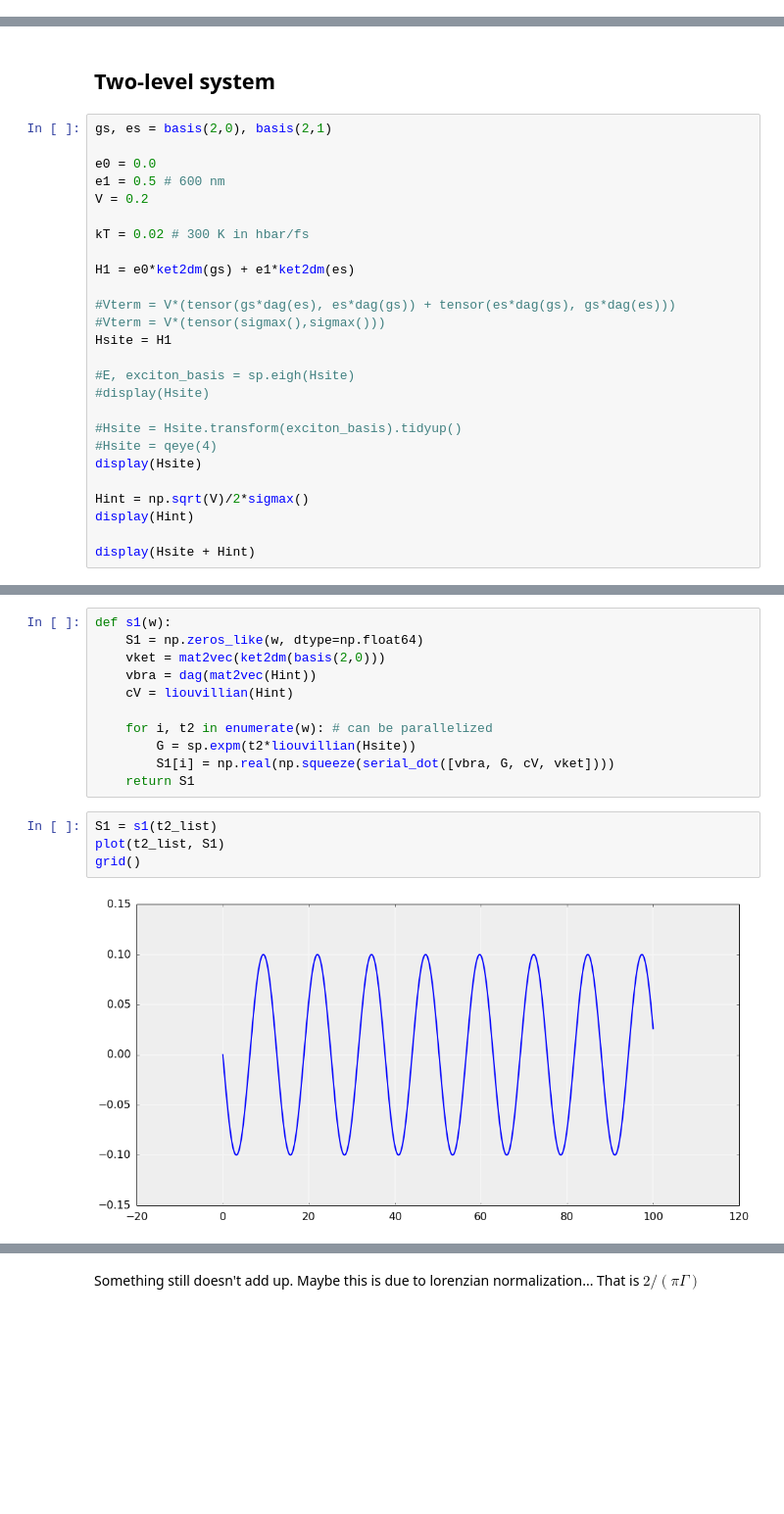
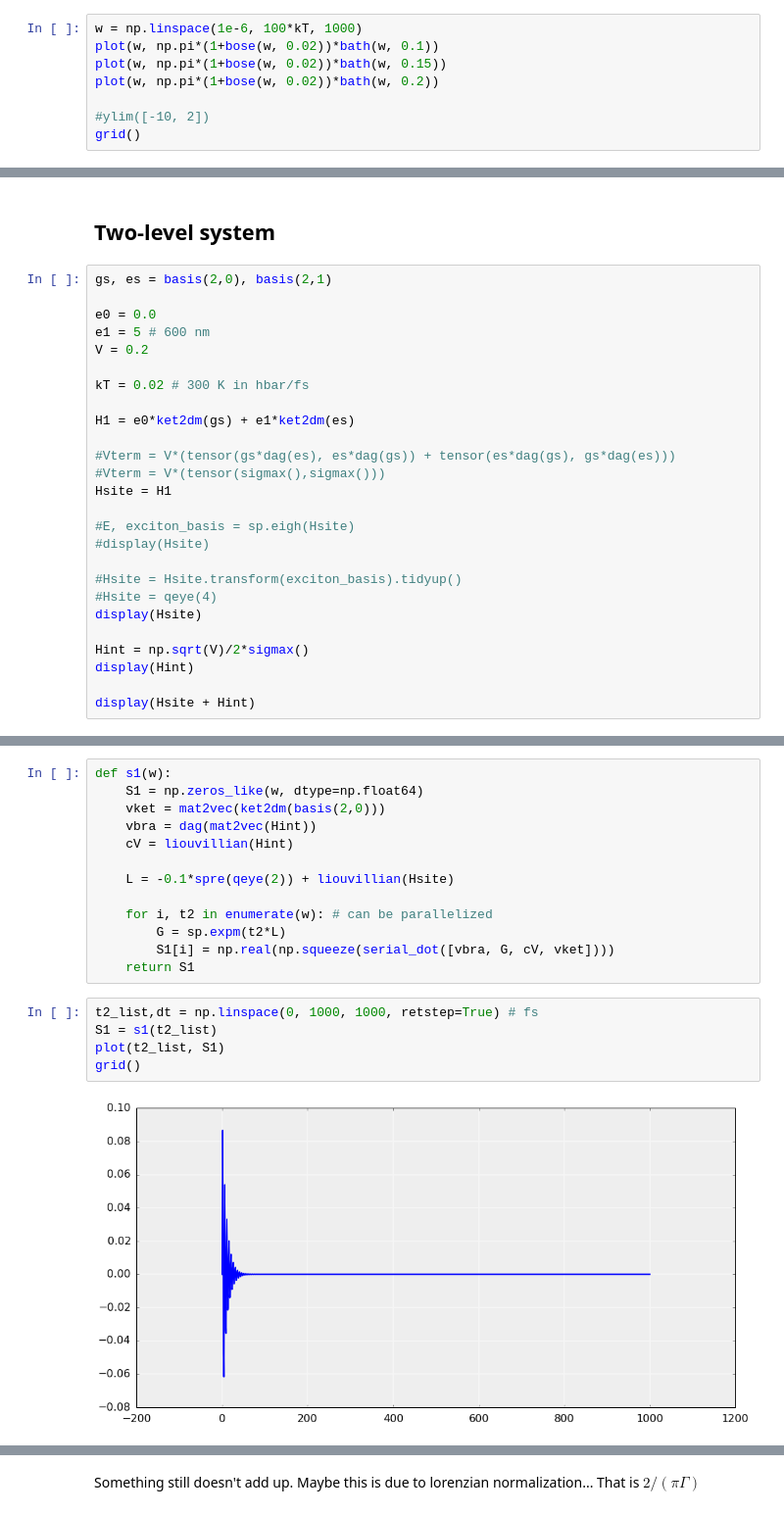
Before and after one commit to antonl/notebooks, a Jupyter notebook: Reproduce Pulleritz Paper.ipynb, the cells around one changed output, grey strips where cells are left out. Shown: that part at 98% size. Saved outputs shown, nothing was run; the diff lists cells and outputs as text; blank space fills up the shorter version.

```diff
--- a/Reproduce Pulleritz Paper.ipynb
+++ b/Reproduce Pulleritz Paper.ipynb
@@ -252,0 +255,8 @@ t2_list,dt = np.linspace(0, 100, 1000, retstep=True) # fs
+# %%
+w = np.linspace(1e-6, 100*kT, 1000)
+plot(w, np.pi*(1+bose(w, 0.02))*bath(w, 0.1))
+plot(w, np.pi*(1+bose(w, 0.02))*bath(w, 0.15))
+plot(w, np.pi*(1+bose(w, 0.02))*bath(w, 0.2))
+
+#ylim([-10, 2])
+grid()
@@ -320,7 +332,7 @@ rcParams['ytick.minor.pad'] = 10
 gs, es = basis(2,0), basis(2,1)
 
 e0 = 0.0
-e1 = 0.5 # 600 nm
+e1 = 5 # 600 nm
 V = 0.2
 
 kT = 0.02 # 300 K in hbar/fs
@@ -356,13 +368,16 @@ def s1(w):
     vbra = dag(mat2vec(Hint))
     cV = liouvillian(Hint)
 
+    L = -0.1*spre(qeye(2)) + liouvillian(Hsite)
+
     for i, t2 in enumerate(w): # can be parallelized
-        G = sp.expm(t2*liouvillian(Hsite))
+        G = sp.expm(t2*L)
         S1[i] = np.real(np.squeeze(serial_dot([vbra, G, cV, vket])))
     return S1
 # %%
+t2_list,dt = np.linspace(0, 1000, 1000, retstep=True) # fs
 S1 = s1(t2_list)
 plot(t2_list, S1)
 grid()
 # %% [output]
-[figure, old version]
+[figure, new version]
```
Also changed, not shown: parts of 19 cells of this notebook.
